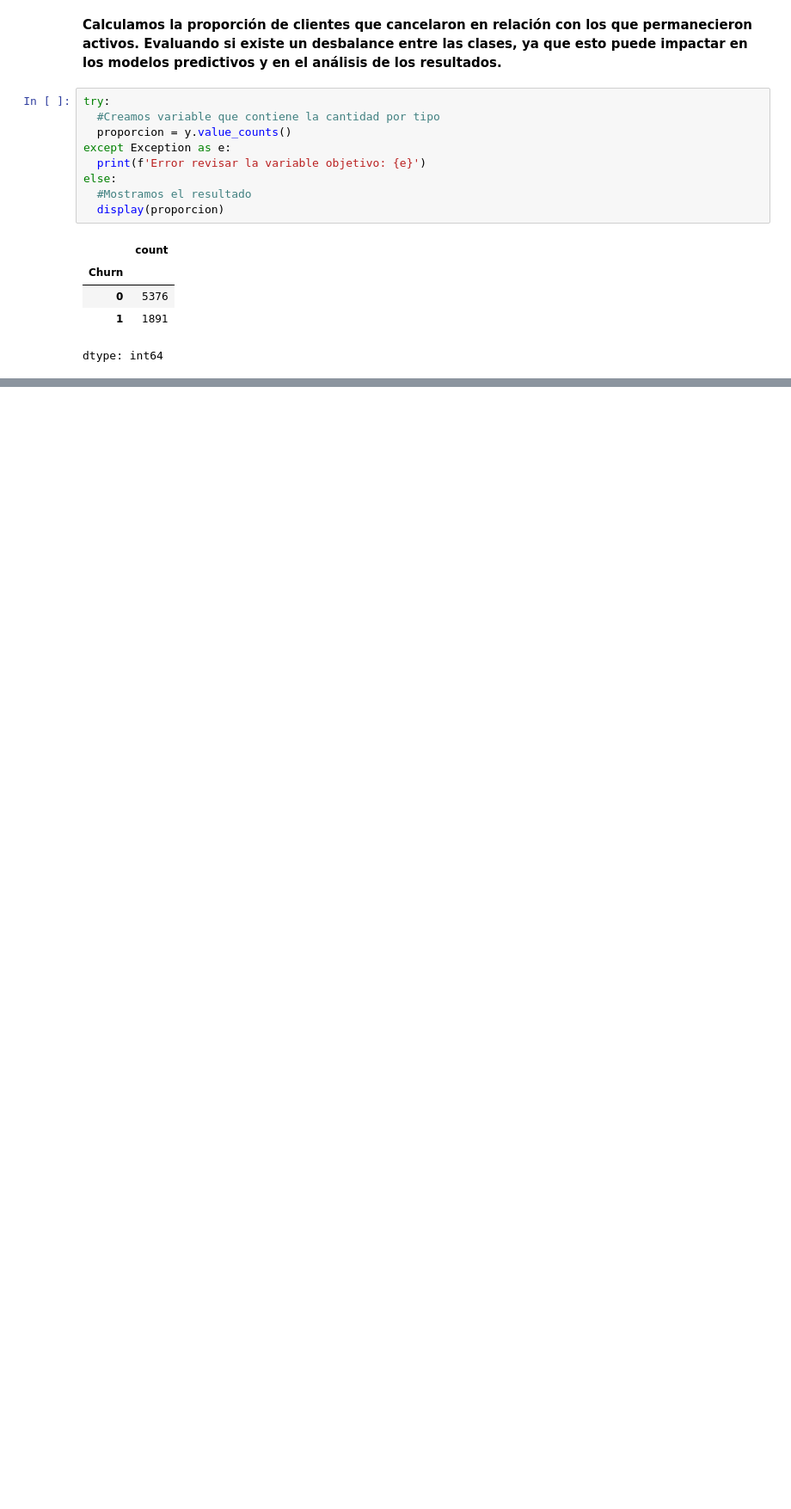
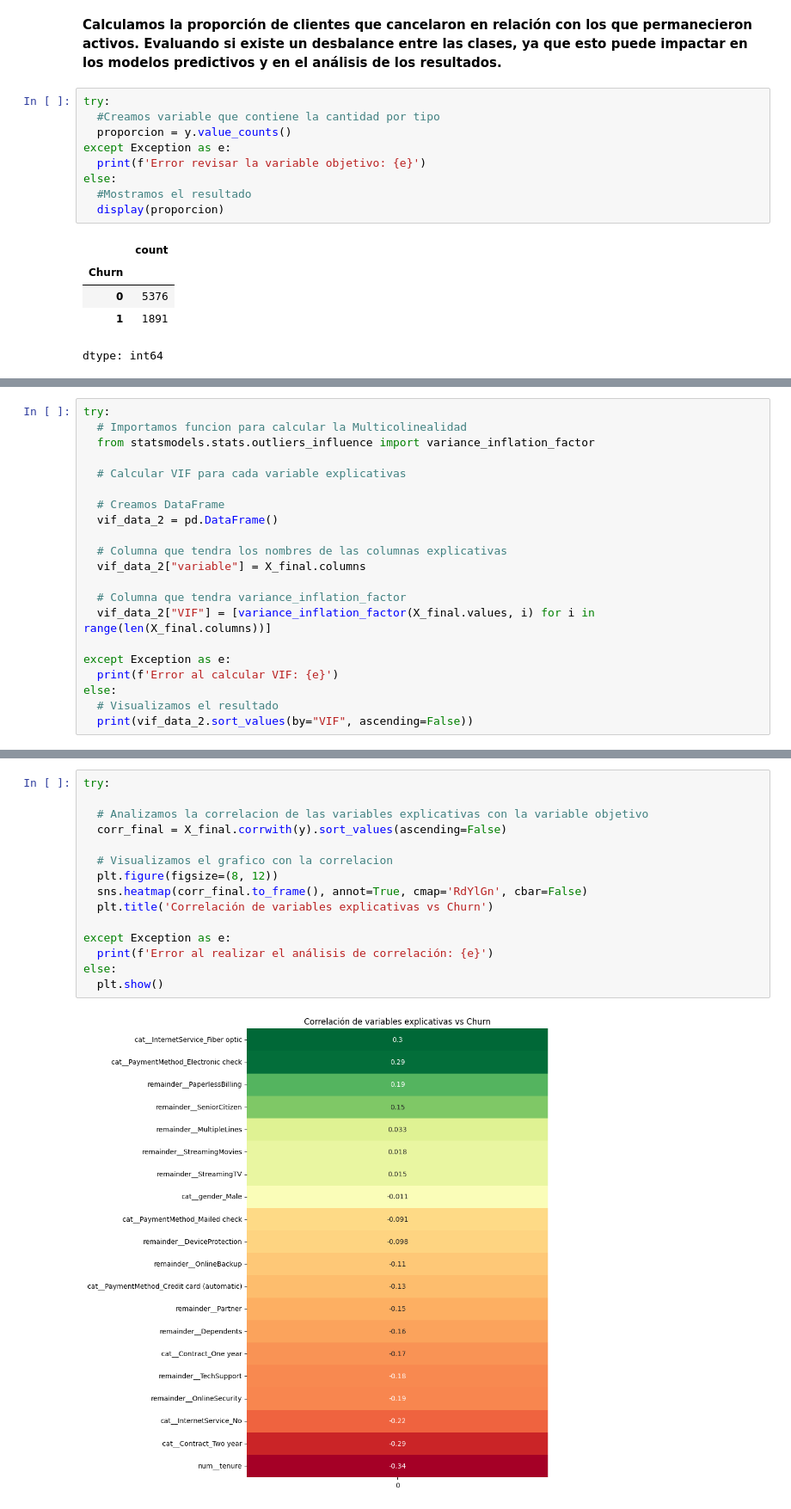
Before and after one commit to JharleCompres/TELECOM_X_PARTE_2_PREDICCION_DE_CANCELACION_CHURN, a Jupyter notebook: Telecom_X_prediccion_cancelacion_churn.ipynb, the cells around one changed output, grey strips where cells are left out. Shown at 86% size. Cells and saved outputs as stored; diff of their text form; blank space fills up the shorter version.

```diff
--- a/Telecom_X_prediccion_cancelacion_churn.ipynb
+++ b/Telecom_X_prediccion_cancelacion_churn.ipynb
@@ -129,0 +280,21 @@ dtype: int64
+# %%
+try:
+  # Importamos funcion para calcular la Multicolinealidad
+  from statsmodels.stats.outliers_influence import variance_inflation_factor
+
+  # Calcular VIF para cada variable explicativas
+
+  # Creamos DataFrame
+  vif_data_2 = pd.DataFrame()
+
+  # Columna que tendra los nombres de las columnas explicativas
+  vif_data_2["variable"] = X_final.columns
+
+  # Columna que tendra variance_inflation_factor
+  vif_data_2["VIF"] = [variance_inflation_factor(X_final.values, i) for i in range(len(X_final.columns))]
+
+except Exception as e:
+  print(f'Error al calcular VIF: {e}')
+else:
+  # Visualizamos el resultado
+  print(vif_data_2.sort_values(by="VIF", ascending=False))
@@ -129,0 +321,17 @@ dtype: int64
+# %%
+try:
+
+  # Analizamos la correlacion de las variables explicativas con la variable objetivo
+  corr_final = X_final.corrwith(y).sort_values(ascending=False)
+
+  # Visualizamos el grafico con la correlacion
+  plt.figure(figsize=(8, 12))
+  sns.heatmap(corr_final.to_frame(), annot=True, cmap='RdYlGn', cbar=False)
+  plt.title('Correlación de variables explicativas vs Churn')
+
+except Exception as e:
+  print(f'Error al realizar el análisis de correlación: {e}')
+else:
+  plt.show()
+# %% [output]
+[figure, added]
```
Also changed, not shown: parts of 18 cells of this notebook, 2 other files.
